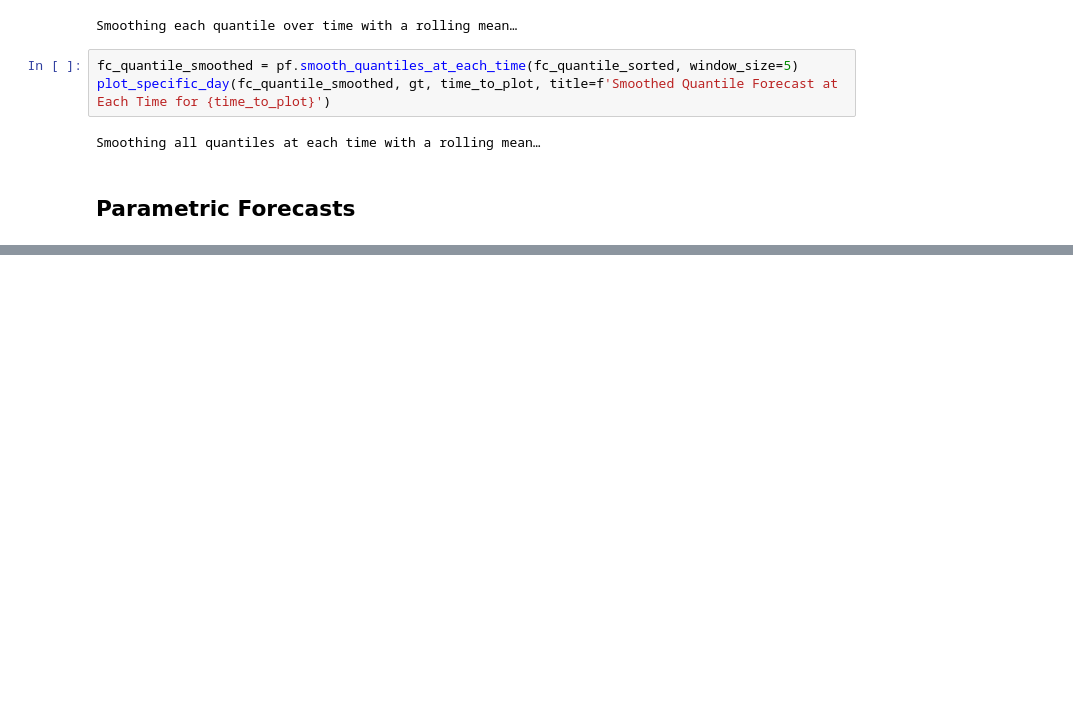
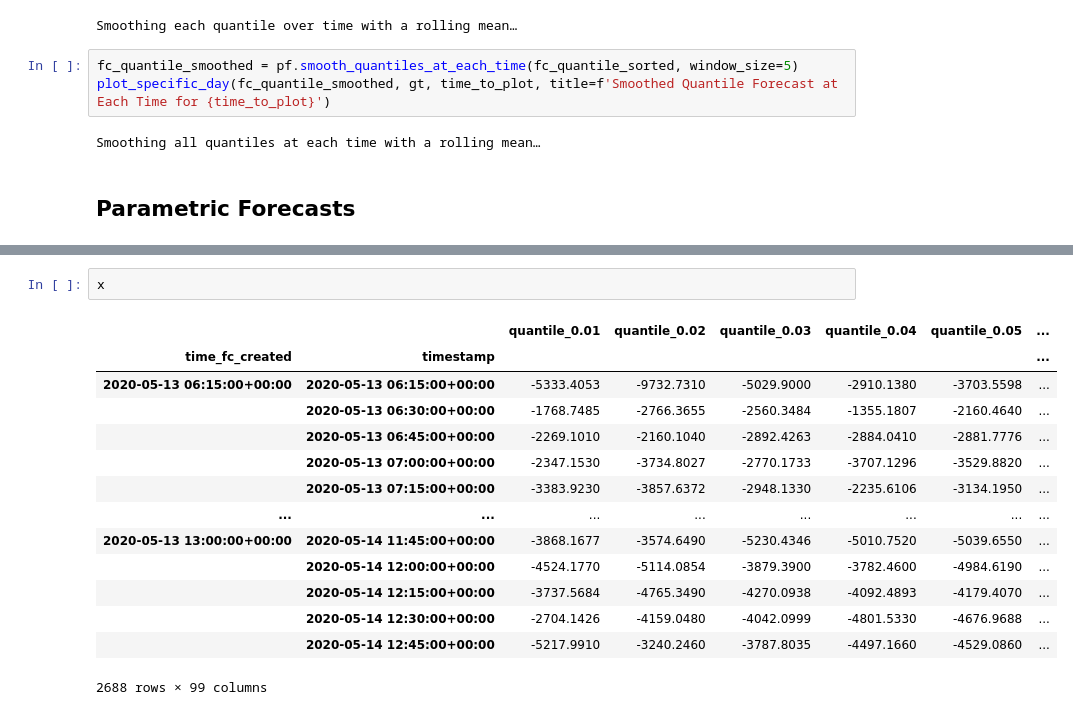
Before and after one commit to JaMoPinter/MPC-vs-RBC, a Jupyter notebook: 02_forecast/visualize_fc.ipynb, the cells around one changed output, grey strips where cells are left out. Cells and saved outputs as stored; diff of their text form; blank space fills up the shorter version.

```diff
--- a/02_forecast/visualize_fc.ipynb
+++ b/02_forecast/visualize_fc.ipynb
@@ -65,0 +831,17 @@ Smoothing all quantiles at each time with a rolling mean…
+# %%
+x
+# %% [output]
+|  |  | quantile_0.01 | quantile_0.02 | quantile_0.03 | quantile_0.04 | quantile_0.05 | ... |
+| time_fc_created | timestamp |  |  |  |  |  | ... |
+| 2020-05-13 06:15:00+00:00 | 2020-05-13 06:15:00+00:00 | -5333.4053 | -9732.7310 | -5029.9000 | -2910.1380 | -3703.5598 | ... |
+|  | 2020-05-13 06:30:00+00:00 | -1768.7485 | -2766.3655 | -2560.3484 | -1355.1807 | -2160.4640 | ... |
+|  | 2020-05-13 06:45:00+00:00 | -2269.1010 | -2160.1040 | -2892.4263 | -2884.0410 | -2881.7776 | ... |
+|  | 2020-05-13 07:00:00+00:00 | -2347.1530 | -3734.8027 | -2770.1733 | -3707.1296 | -3529.8820 | ... |
+|  | 2020-05-13 07:15:00+00:00 | -3383.9230 | -3857.6372 | -2948.1330 | -2235.6106 | -3134.1950 | ... |
+| ... | ... | ... | ... | ... | ... | ... | ... |
+| 2020-05-13 13:00:00+00:00 | 2020-05-14 11:45:00+00:00 | -3868.1677 | -3574.6490 | -5230.4346 | -5010.7520 | -5039.6550 | ... |
+|  | 2020-05-14 12:00:00+00:00 | -4524.1770 | -5114.0854 | -3879.3900 | -3782.4600 | -4984.6190 | ... |
+|  | 2020-05-14 12:15:00+00:00 | -3737.5684 | -4765.3490 | -4270.0938 | -4092.4893 | -4179.4070 | ... |
+|  | 2020-05-14 12:30:00+00:00 | -2704.1426 | -4159.0480 | -4042.0999 | -4801.5330 | -4676.9688 | ... |
+|  | 2020-05-14 12:45:00+00:00 | -5217.9910 | -3240.2460 | -3787.8035 | -4497.1660 | -4529.0860 | ... |
+2688 rows × 99 columns
```
Also changed, not shown: parts of 44 cells of this notebook, 1 other file.
